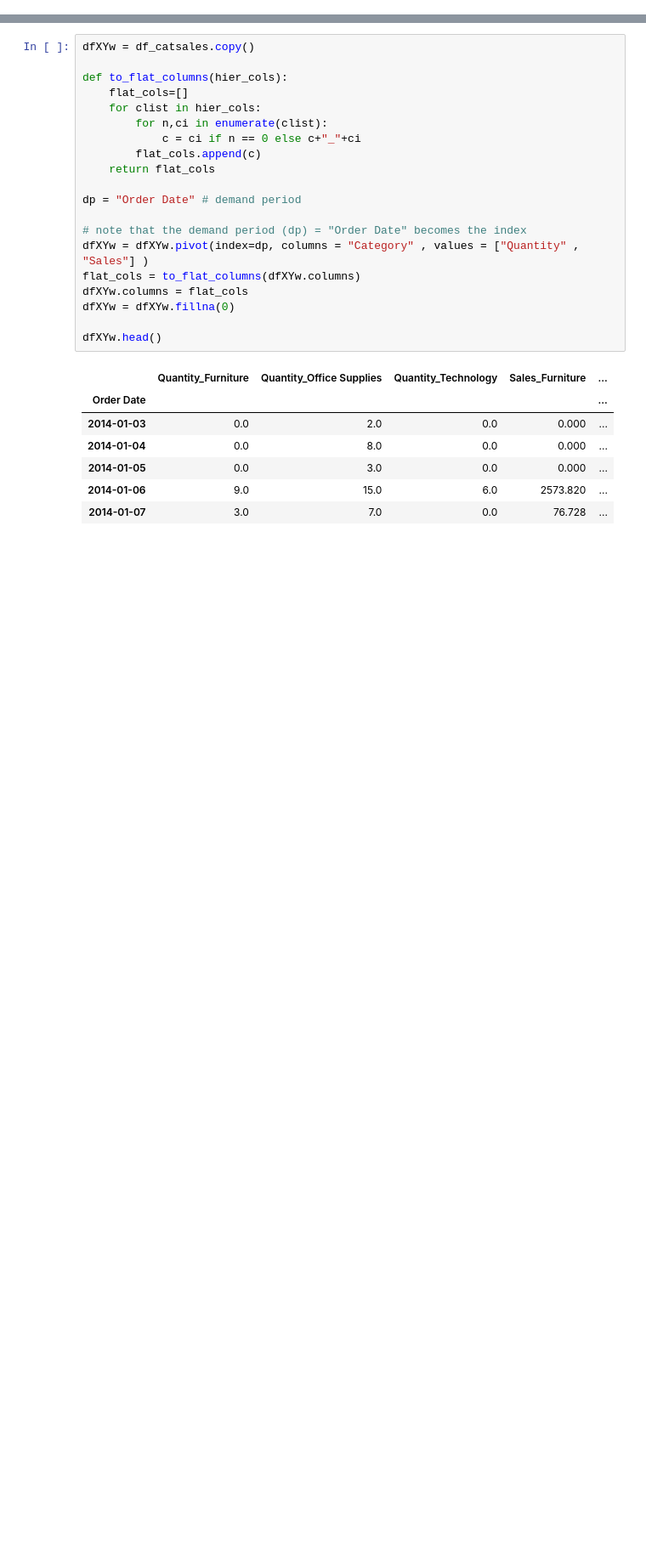
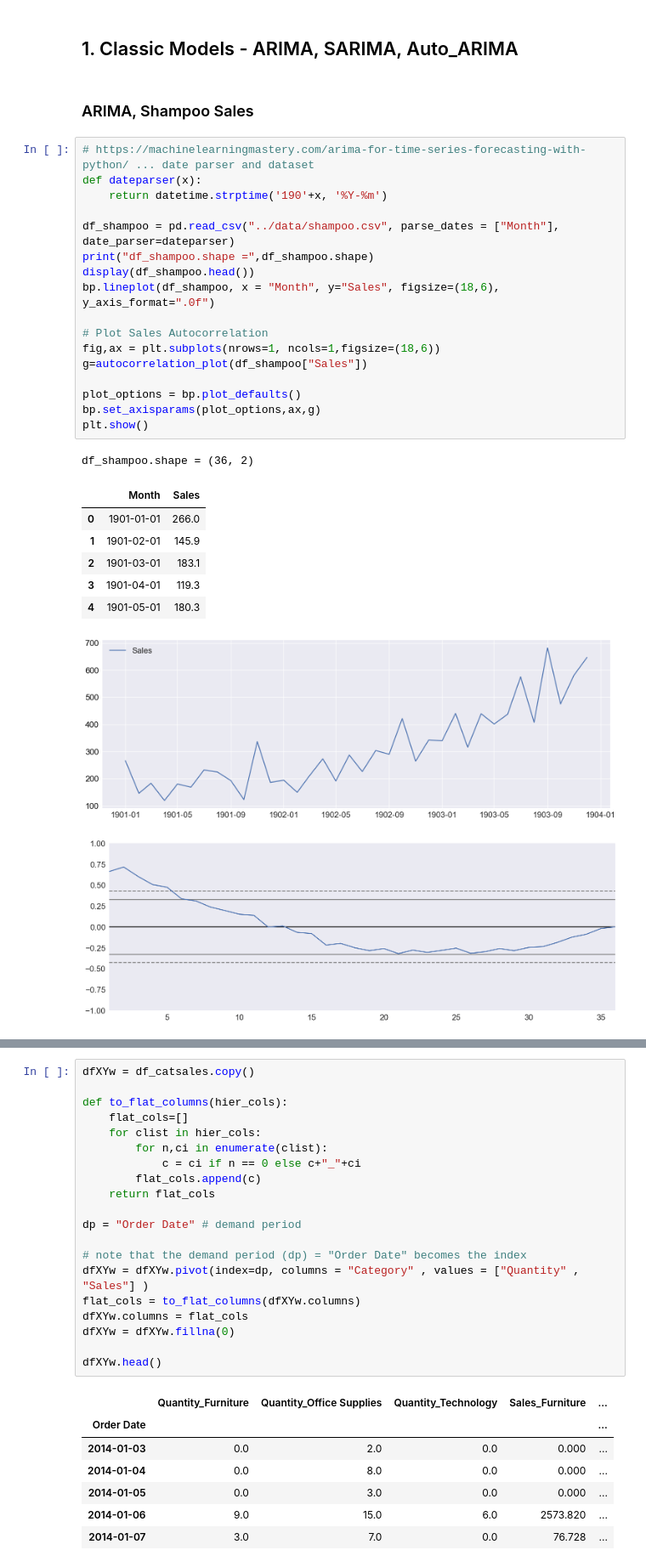
Before and after one commit to Aljgutier/sforecast, a Jupyter notebook: docs/example.ipynb, the cells around one changed output, grey strips where cells are left out. Shown at 85% size. Drawn from its saved outputs; the diff is of its cells as text; blank space fills up the shorter version.

Commit message:
feat: classic and tensorflow models

```diff
--- a/docs/example.ipynb
+++ b/docs/example.ipynb
@@ -102,0 +46,31 @@ bp.lineplot(df_catsales[df_catsales["Order Date"]>=d],"Order Date","Quantity",hu
+# %% [markdown]
+## 1. Classic Models -  ARIMA, SARIMA, Auto_ARIMA
+# %% [markdown]
+### ARIMA, Shampoo Sales
+# %%
+# https://machinelearningmastery.com/arima-for-time-series-forecasting-with-python/ ... date parser and dataset
+def dateparser(x):
+    return datetime.strptime('190'+x, '%Y-%m')
+
+df_shampoo = pd.read_csv("../data/shampoo.csv", parse_dates = ["Month"], date_parser=dateparser)
+print("df_shampoo.shape =",df_shampoo.shape)
+display(df_shampoo.head())
+bp.lineplot(df_shampoo, x = "Month", y="Sales", figsize=(18,6), y_axis_format=".0f")
+
+# Plot Sales Autocorrelation
+fig,ax = plt.subplots(nrows=1, ncols=1,figsize=(18,6))
+g=autocorrelation_plot(df_shampoo["Sales"])
+
+plot_options = bp.plot_defaults()
+bp.set_axisparams(plot_options,ax,g)
+plt.show()
+# %% [output]
+df_shampoo.shape = (36, 2)
+|  | Month | Sales |
+| 0 | 1901-01-01 | 266.0 |
+| 1 | 1901-02-01 | 145.9 |
+| 2 | 1901-03-01 | 183.1 |
+| 3 | 1901-04-01 | 119.3 |
+| 4 | 1901-05-01 | 180.3 |
+[figure, added]
+[figure, added]
```
Also changed, not shown: parts of 112 cells of this notebook, 10 other files.
